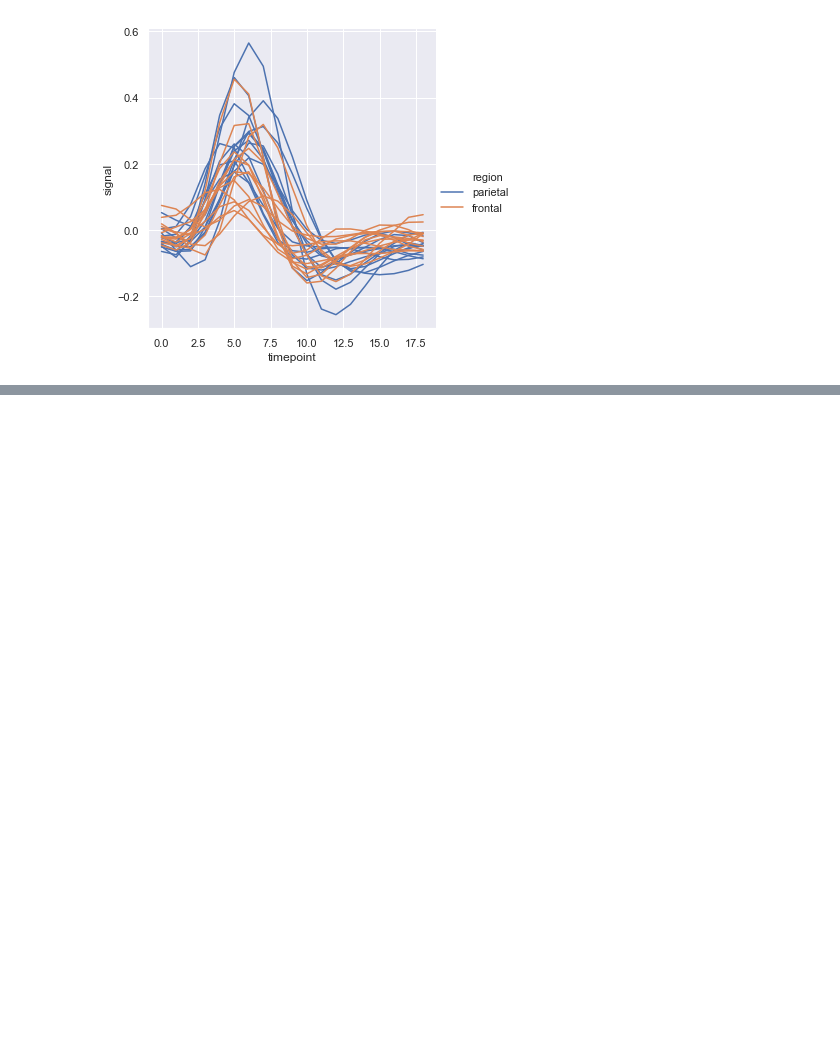
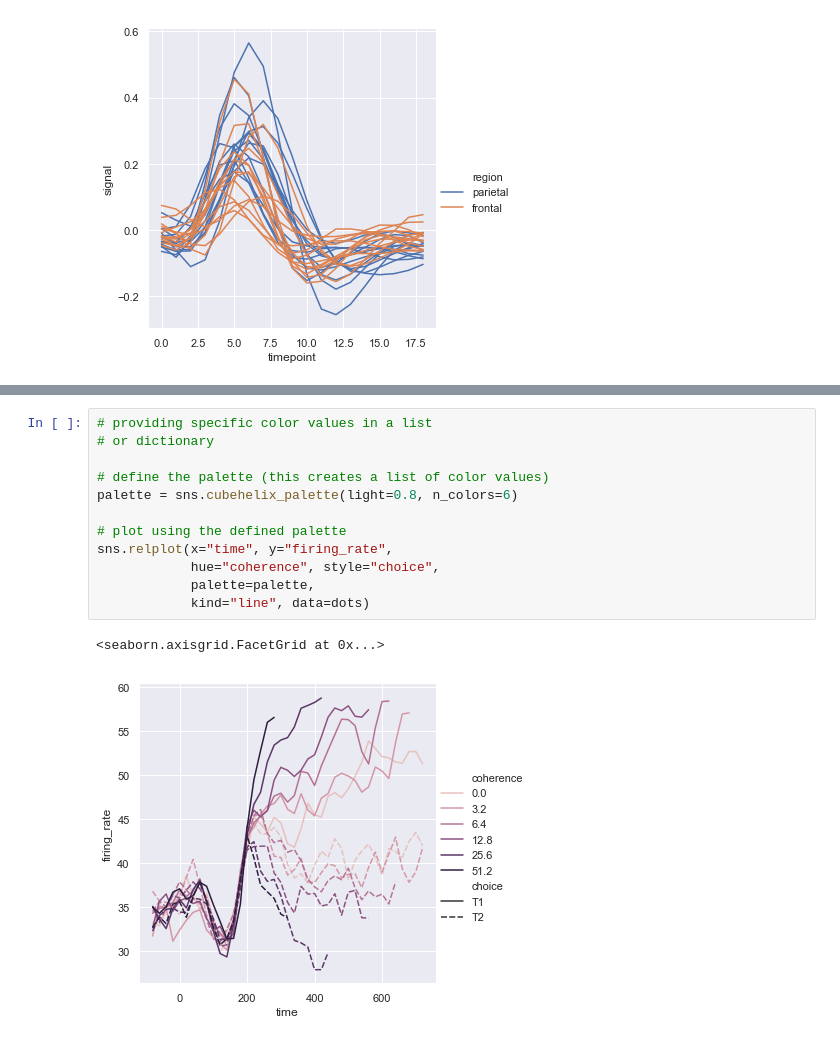
Before and after one commit to kelly-gilbert/tutorials-seaborn, a Jupyter notebook: tutorials-seaborn.ipynb, the cells around one changed output, grey strips where cells are left out. Cells and saved outputs as stored; diff of their text form; blank space fills up the shorter version.

```diff
--- a/tutorials-seaborn.ipynb
+++ b/tutorials-seaborn.ipynb
@@ -160,0 +174,15 @@ sns.relplot(x="timepoint", y="signal", kind="line",
+# %%
+# providing specific color values in a list
+# or dictionary
+
+# define the palette (this creates a list of color values)
+palette = sns.cubehelix_palette(light=0.8, n_colors=6)
+
+# plot using the defined palette
+sns.relplot(x="time", y="firing_rate",
+            hue="coherence", style="choice",
+            palette=palette,
+            kind="line", data=dots)
+# %% [output]
+<seaborn.axisgrid.FacetGrid at 0x...>
+[figure, added]
```
Also changed, not shown: parts of 15 cells of this notebook.
